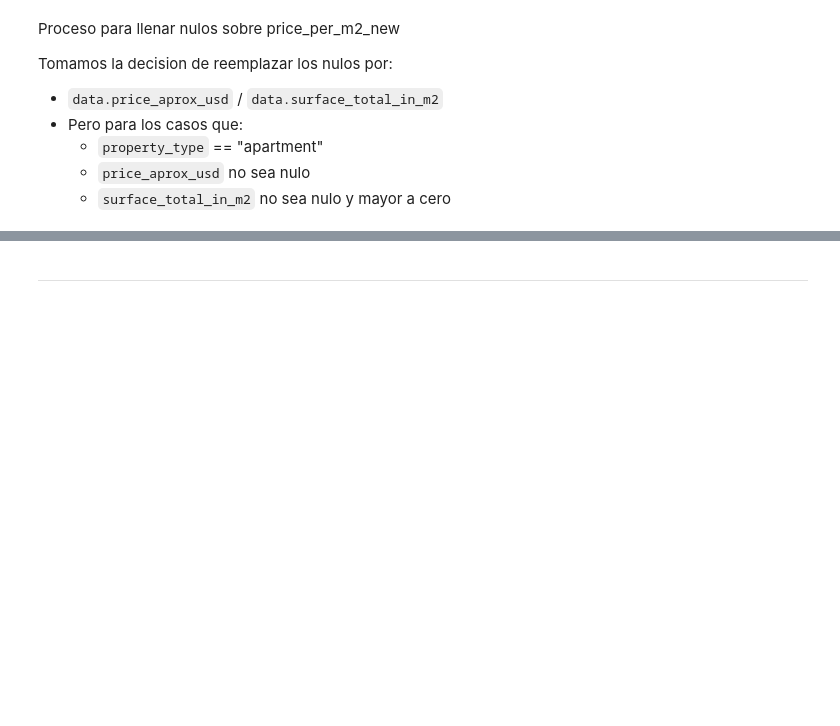
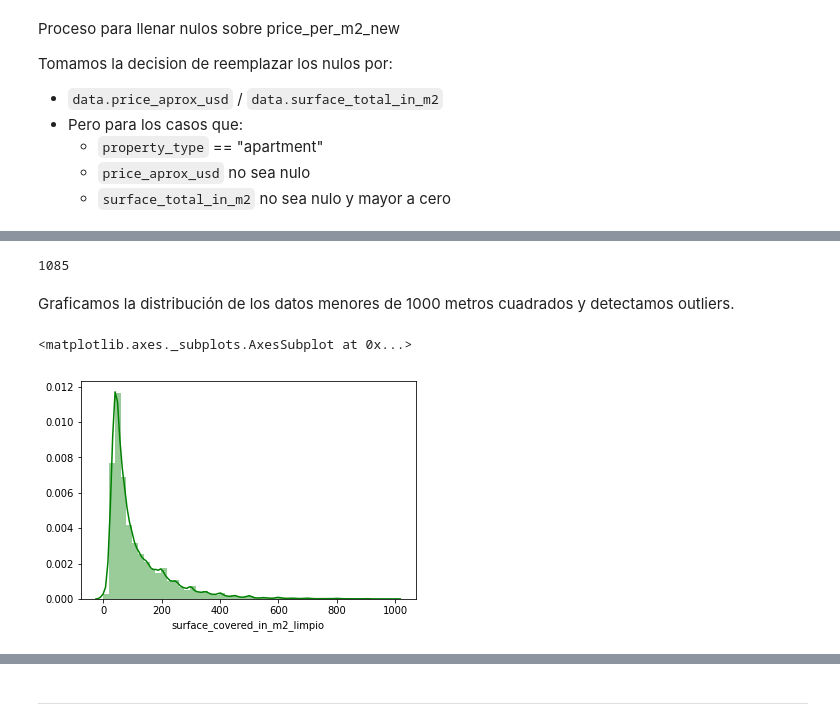
Before and after one commit to mauriciomem/DH_DS_desafio_1_propierati, a Jupyter notebook: final/properati_g2.ipynb, the cells around one changed output, grey strips where cells are left out. Cells and saved outputs as stored; diff of their text form; code cells hidden in the pictures; blank space fills up the shorter version.

```diff
--- a/final/properati_g2.ipynb
+++ b/final/properati_g2.ipynb
@@ -245,7 +247,7 @@ Vemos que no existen valores por fuera del listado
 # vamos a determinadar si la variable 'place_name' tiene un dato 'confiable' o 'completo',
 # para eso separamos la variable 'place_with_parent_names' en partes, por el simbolo | (pipe)
 # separo la variable place_with_parent_names, sumando campos nuevos y ya trabajando sobre le nuevo dataframe
-data = data_original.join(data_original["place_with_parent_names"].str.split('|', expand=True).rename(columns={
+data = data.join(data["place_with_parent_names"].str.split('|', expand=True).rename(columns={
                                                                                                 1:'Pais',
                                                                                                 2:'Zona',
                                                                                                 3:'Partido_barrio',
@@ -1154,0 +1205,4 @@ Cantidad de casos nulos despues del proceso: 30253
+# %%
+# creación columnas nuevas
+data["surface_total_in_m2_limpio"] = data["surface_total_in_m2"]
+data["surface_covered_in_m2_limpio"] = data.surface_covered_in_m2
@@ -1154,0 +1222,35 @@ Cantidad de casos nulos despues del proceso: 30253
+# %%
+# registros en los cuales es mayor los mt2 cubiertos que los totales
+data["diferencia_mt2"] = data["surface_total_in_m2"] - data["surface_covered_in_m2"]
+mask3 = data.diferencia_mt2 < -1
+dif_neg = data.loc[mask3,"diferencia_mt2"]
+print(dif_neg.count())
+# %% [output]
+1085
+# %%
+# corrección de datos puntuales
+data.loc[35151,"surface_covered_in_m2_limpio"] = 49
+data.loc[39221,"surface_covered_in_m2_limpio"] = 382.40
+data.loc[76012,"surface_covered_in_m2_limpio"] = 187
+data.loc[26916,"surface_total_in_m2_limpio"] = 174
+data.loc[22146,"surface_covered_in_m2_limpio"] = 110
+data.loc[22146,"surface_total_in_m2_limpio"] = 800
+data.loc[107691,"surface_total_in_m2_limpio"] = 895
+data.loc[107798,"surface_total_in_m2_limpio"] = 1078
+data.loc[107798,"surface_covered_in_m2_limpio"] = 260
+data.loc[15276,"surface_covered_in_m2_limpio"] = 245
+data.loc[15276,"surface_total_in_m2_limpio"] = 760
+data.loc[120302,"surface_total_in_m2_limpio"] = 3500
+data.loc[24779,"surface_covered_in_m2_limpio"] = 300
+data.loc[24779,"surface_total_in_m2_limpio"] = 1116
+data.loc[12745,"surface_covered_in_m2_limpio"] = 120
+data.loc[12745,"surface_total_in_m2_limpio"] = 3000
+# %% [markdown]
+Graficamos la distribución de los datos menores de 1000 metros cuadrados y detectamos outliers.
+# %%
+mask1 = data.surface_covered_in_m2_limpio < 1000
+menor_mil = data.loc[mask1,:]
+sns.distplot(menor_mil.surface_covered_in_m2_limpio, kde=True, color = "green")
+# %% [output]
+<matplotlib.axes._subplots.AxesSubplot at 0x...>
+[figure, added]
```
Also changed, not shown: parts of 57 cells of this notebook.
